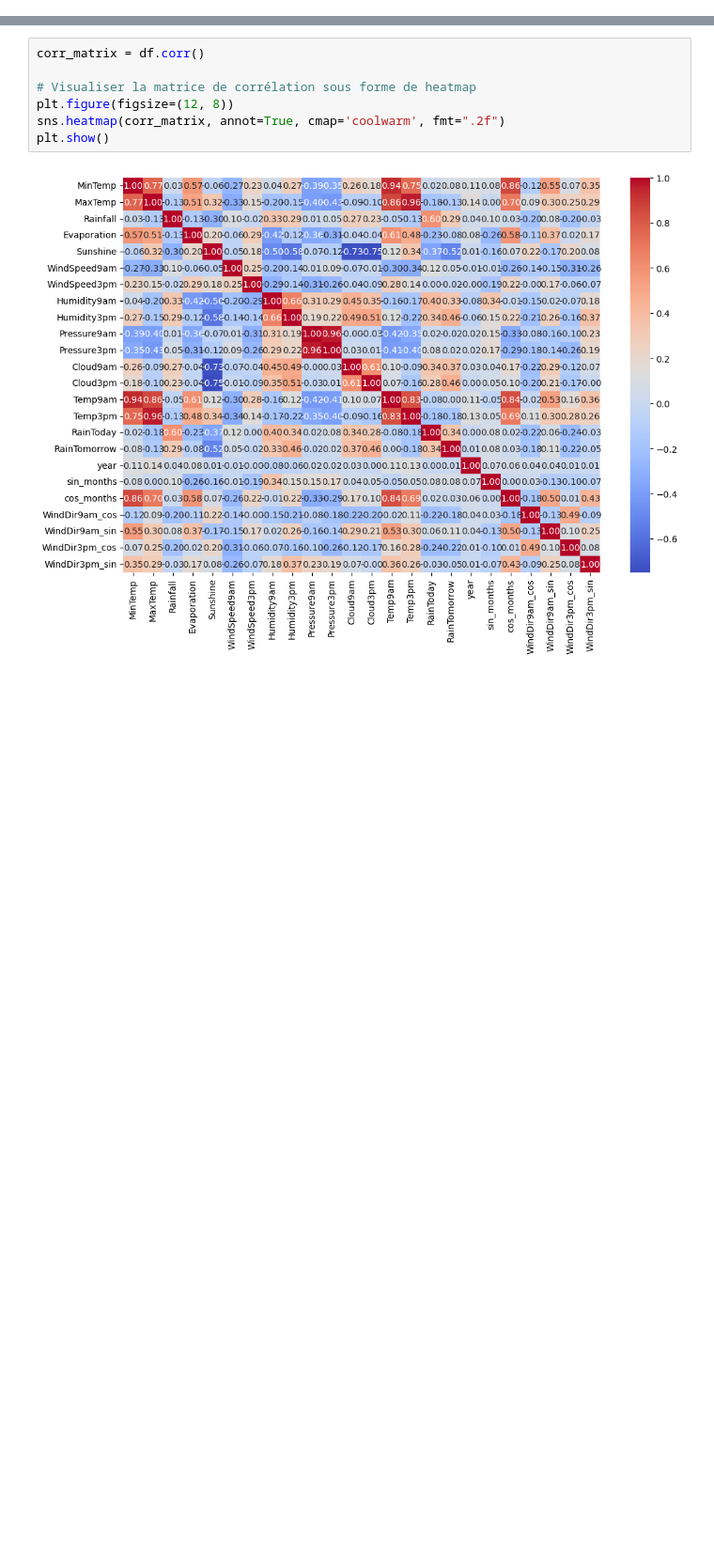
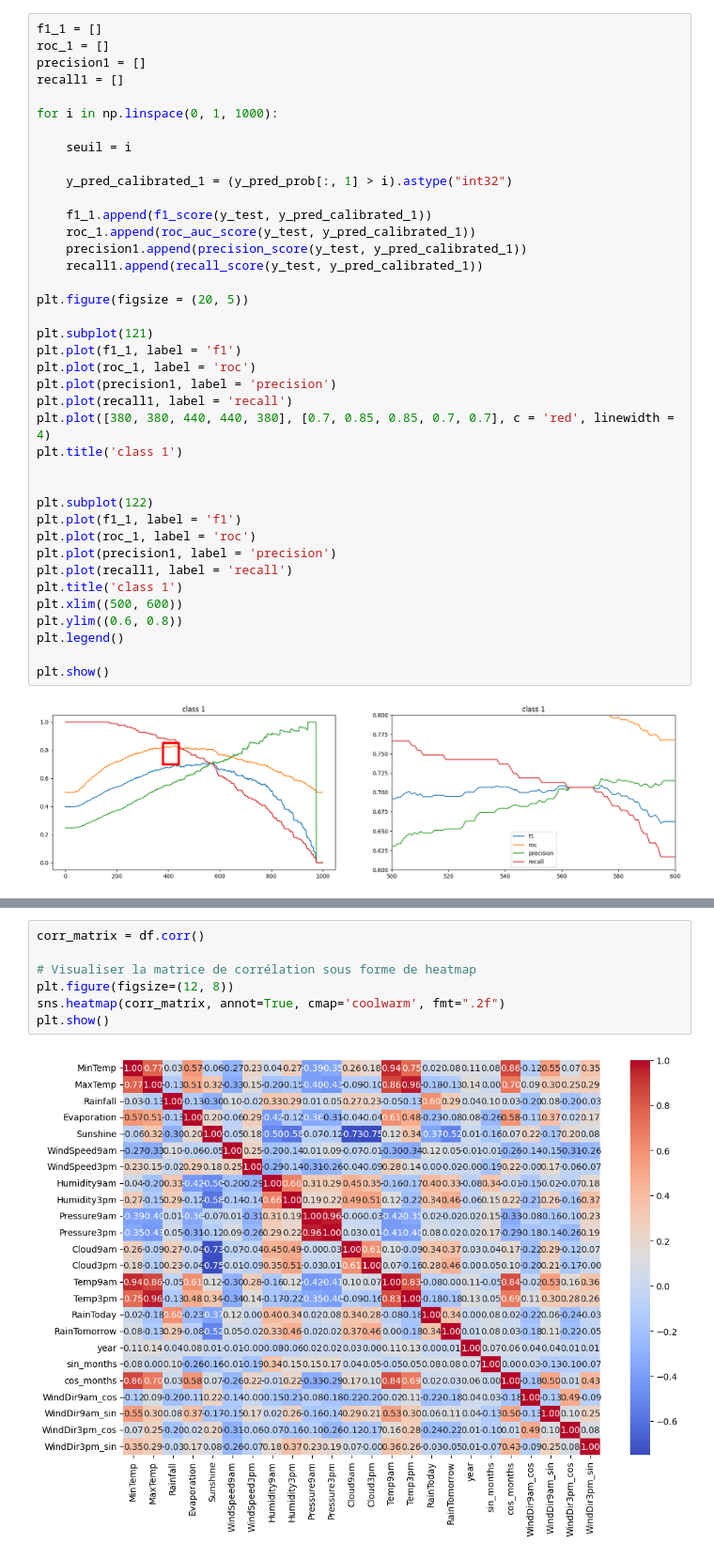
Before and after one commit to alastirm/NOV24_MLOPS_METEO, a Jupyter notebook: src2/test.ipynb, the cells around one changed output, grey strips where cells are left out. Shown at 94% size. Cells and saved outputs as stored; diff of their text form; blank space fills up the shorter version.

Commit message:
étude des seuils

```diff
--- a/src2/test.ipynb
+++ b/src2/test.ipynb
@@ -195,0 +234,41 @@ print(model.predict_proba(X_test))
+# %%
+f1_1 = []
+roc_1 = []
+precision1 = []
+recall1 = []
+
+for i in np.linspace(0, 1, 1000):
+
+    seuil = i
+
+    y_pred_calibrated_1 = (y_pred_prob[:, 1] > i).astype("int32")
+
+    f1_1.append(f1_score(y_test, y_pred_calibrated_1))
+    roc_1.append(roc_auc_score(y_test, y_pred_calibrated_1))
+    precision1.append(precision_score(y_test, y_pred_calibrated_1))
+    recall1.append(recall_score(y_test, y_pred_calibrated_1))
+
+plt.figure(figsize = (20, 5))
+
+plt.subplot(121)
+plt.plot(f1_1, label = 'f1')
+plt.plot(roc_1, label = 'roc')
+plt.plot(precision1, label = 'precision')
+plt.plot(recall1, label = 'recall')
+plt.plot([380, 380, 440, 440, 380], [0.7, 0.85, 0.85, 0.7, 0.7], c = 'red', linewidth = 4)
+plt.title('class 1')
+
+
+plt.subplot(122)
+plt.plot(f1_1, label = 'f1')
+plt.plot(roc_1, label = 'roc')
+plt.plot(precision1, label = 'precision')
+plt.plot(recall1, label = 'recall')
+plt.title('class 1')
+plt.xlim((500, 600))
+plt.ylim((0.6, 0.8))
+plt.legend()
+
+plt.show()
+# %% [output]
+[figure, added]
```
Also changed, not shown: parts of 16 cells of this notebook.
